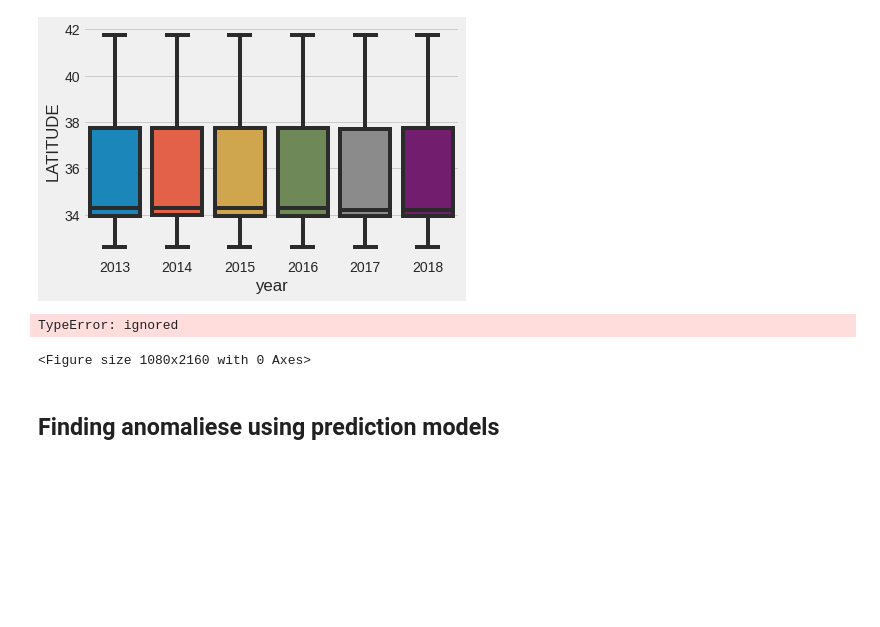
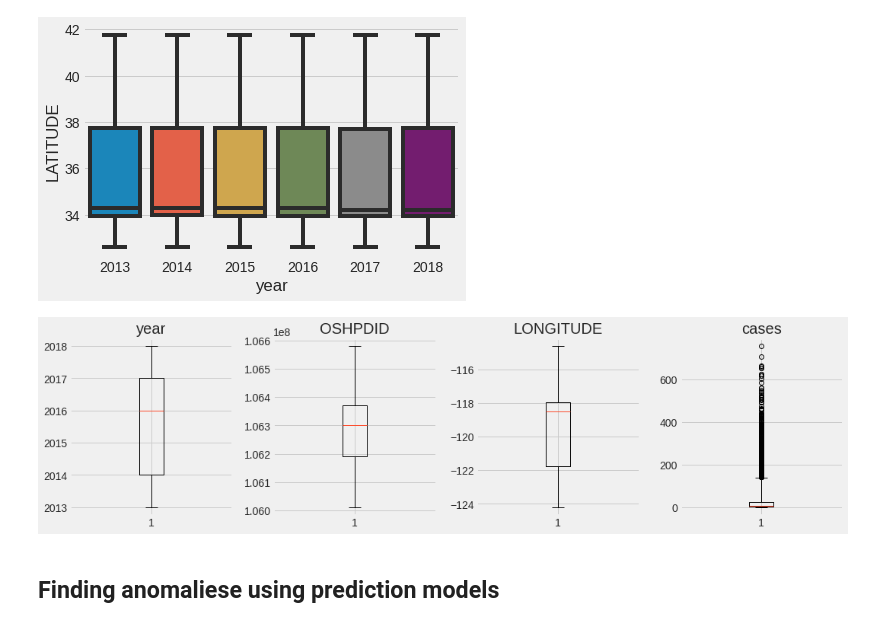
Before and after one commit to gromdimon/Training--Projects, a Jupyter notebook: Cancer_cases.ipynb, the cells around one changed output. Cells and saved outputs as stored; diff of their text form; code cells hidden in the pictures; blank space fills up the shorter version.

```diff
--- a/Cancer_cases.ipynb
+++ b/Cancer_cases.ipynb
@@ -167,16 +165,18 @@ plt.show()
 [figure]
 # %%
 df_labels = list(df_visual.columns)
-i = plt.figure(figsize=(15,30))
-for var in df_labels: #plotting boxplot for each variable
-   plt.subplot(round(len(df_labels),0)/3+3,4,i)
+plt.figure(figsize=(15,15))
+k=1
+for var in df_labels:
+   #plotting boxplot for each variable
+   plt.subplot(round(len(df_labels),0)/3+3,4,k)
    plt.boxplot(df_visual[var],whis=5)
    plt.title(var)
-   i+=plt.tight_layout()
+   k+=1
+   plt.tight_layout()
 plt.show()
 # %% [output]
-TypeError: ignored
-<Figure size 1080x2160 with 0 Axes>
+[figure, added]
 # %% [markdown]
 ## Finding anomaliese using prediction models
 # %%
```
Also changed, not shown: parts of 14 cells of this notebook.
